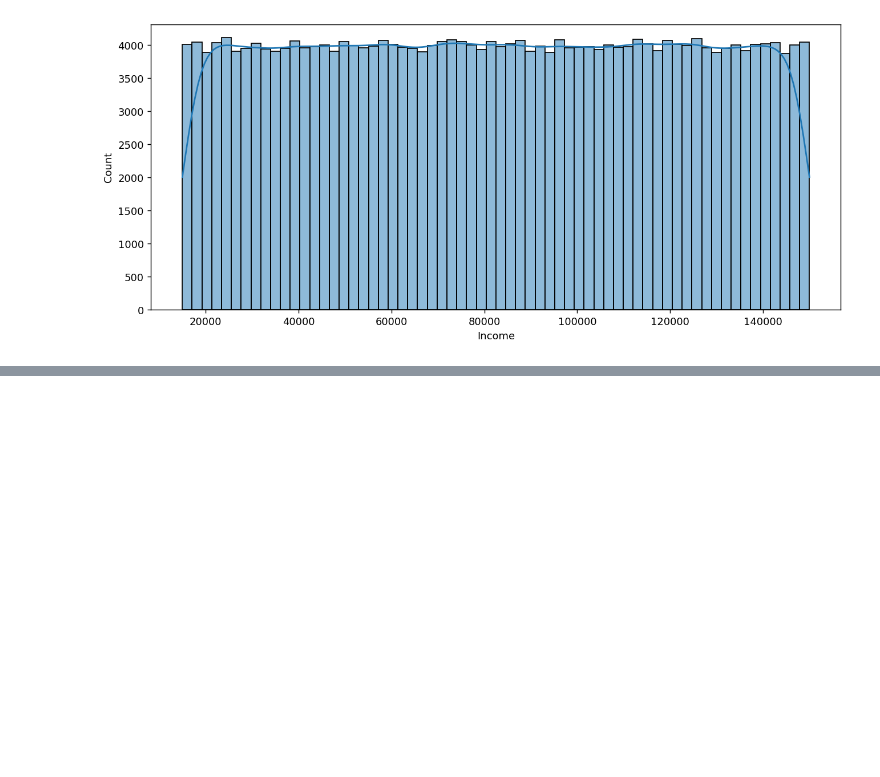
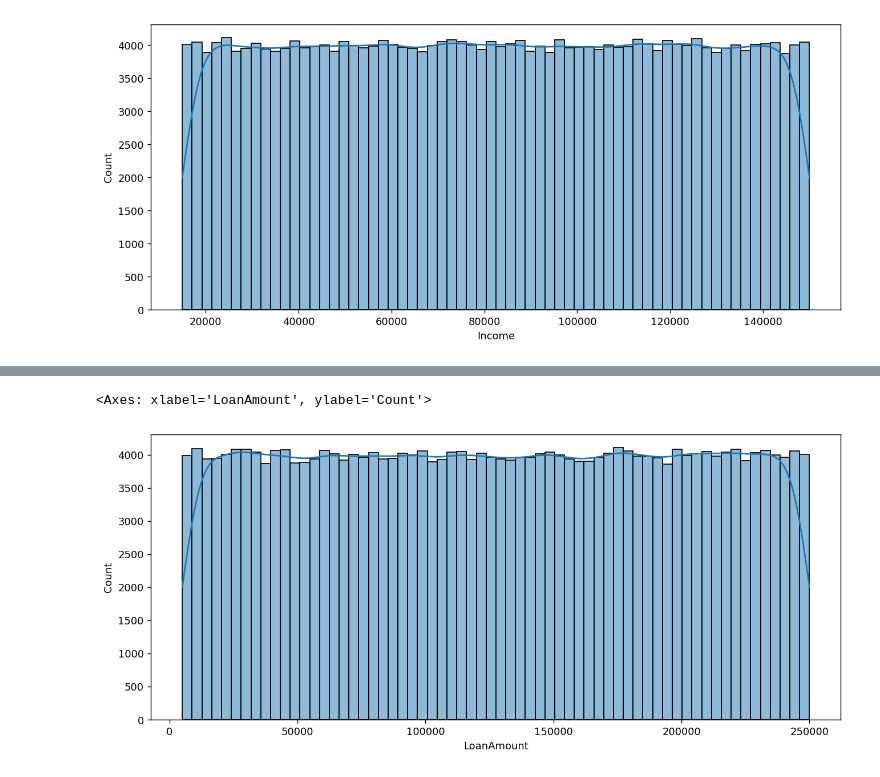
Before and after one commit to TLUAI220/Loan-Predict-Group-4, a Jupyter notebook: main.ipynb, the cells around one changed output, grey strips where cells are left out. Saved outputs shown, nothing was run; the diff lists cells and outputs as text; code cells hidden in the pictures; blank space fills up the shorter version.

```diff
--- a/main.ipynb
+++ b/main.ipynb
@@ -188,0 +286,6 @@ sns.histplot(x=df['Income'], kde=True)
+# %%
+plt.figure(figsize=(12,5), dpi=130)
+sns.histplot(x=df['LoanAmount'], kde=True)
+# %% [output]
+<Axes: xlabel='LoanAmount', ylabel='Count'>
+[figure, added]
```
Also changed, not shown: parts of 166 cells of this notebook, 2 other files.
